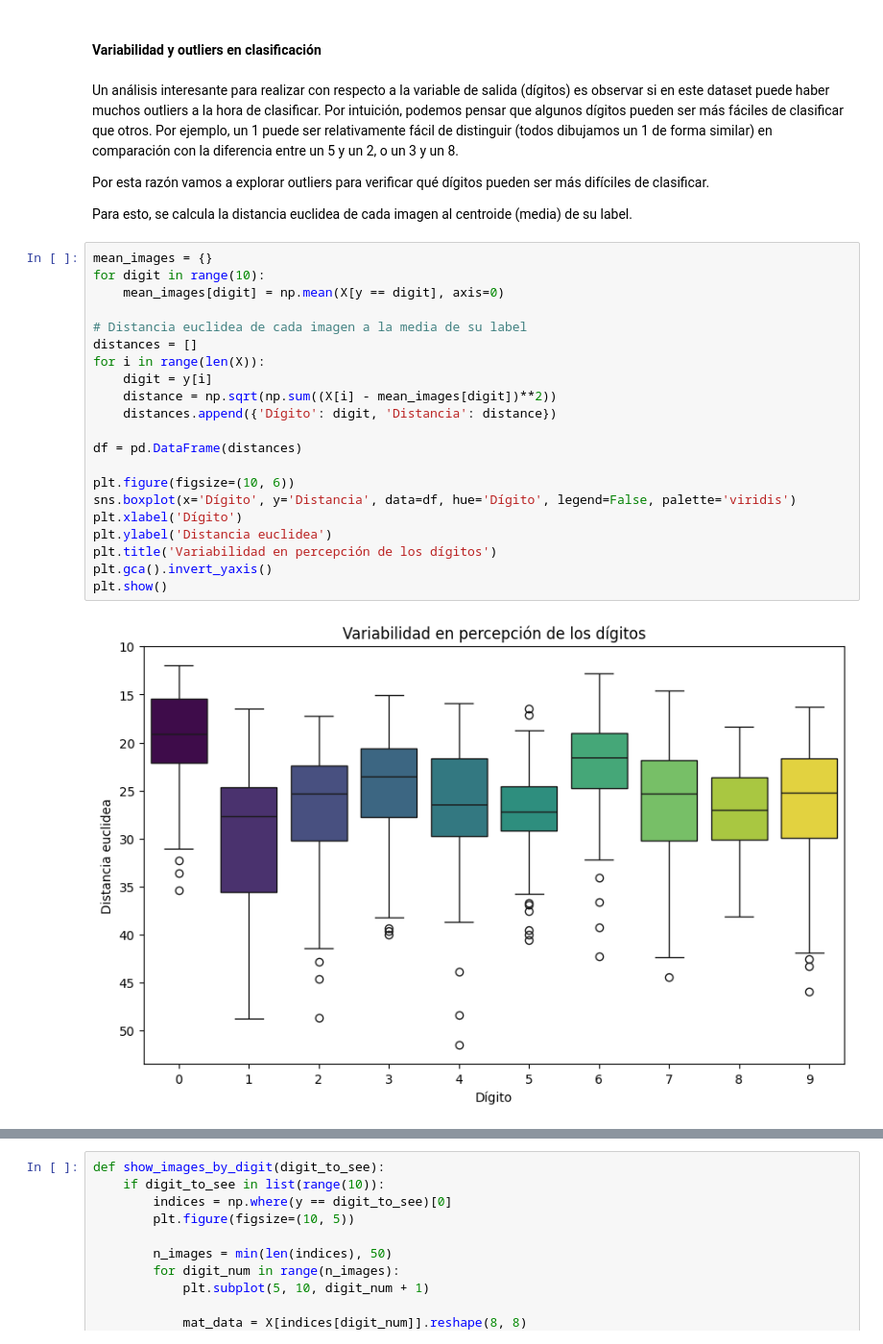
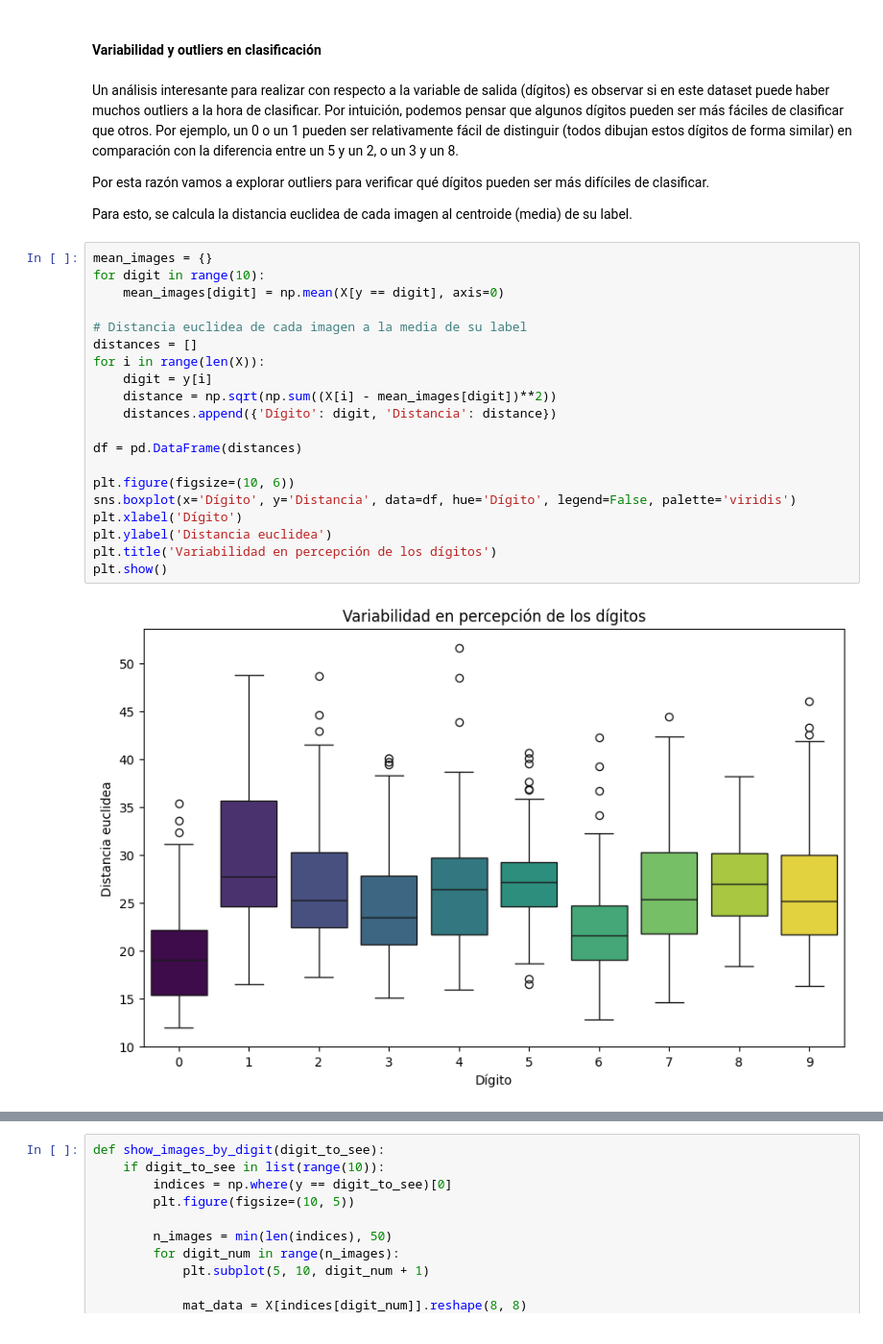
Before and after one commit to milton-lopez/analisis_d, a Jupyter notebook: src/MNIST.ipynb, the cells around one changed output, grey strips where cells are left out. Shown at 96% size. Cells and saved outputs as stored; diff of their text form.

```diff
--- a/src/MNIST.ipynb
+++ b/src/MNIST.ipynb
@@ -221,7 +223,7 @@ Cada clase (dígito) tiene alrededor de 180 instancias. Esto indica una buena re
 # %% [markdown]
 #### Variabilidad y outliers en clasificación
 # %% [markdown]
-Un análisis interesante para realizar con respecto a la variable de salida (dígitos) es observar si en este dataset puede haber muchos outliers a la hora de clasificar. Por intuición, podemos pensar que algunos dígitos pueden ser más fáciles de clasificar que otros. Por ejemplo, un 1 puede ser relativamente fácil de distinguir (todos dibujamos un 1 de forma similar) en comparación con la diferencia entre un 5 y un 2, o un 3 y un 8.
+Un análisis interesante para realizar con respecto a la variable de salida (dígitos) es observar si en este dataset puede haber muchos outliers a la hora de clasificar. Por intuición, podemos pensar que algunos dígitos pueden ser más fáciles de clasificar que otros. Por ejemplo, un 0 o un 1 pueden ser relativamente fácil de distinguir (todos dibujan estos dígitos de forma similar) en comparación con la diferencia entre un 5 y un 2, o un 3 y un 8.
 
 Por esta razón vamos a explorar outliers para verificar qué dígitos pueden ser más difíciles de clasificar.
 
@@ -229,26 +231,25 @@ Para esto, se calcula la distancia euclidea de cada imagen al centroide (media)
 # %%
 mean_images = {}
 for digit in range(10):
     mean_images[digit] = np.mean(X[y == digit], axis=0)
 
 # Distancia euclidea de cada imagen a la media de su label
 distances = []
 for i in range(len(X)):
     digit = y[i]
     distance = np.sqrt(np.sum((X[i] - mean_images[digit])**2))
     distances.append({'Dígito': digit, 'Distancia': distance})
 
 df = pd.DataFrame(distances)
 
 plt.figure(figsize=(10, 6))
 sns.boxplot(x='Dígito', y='Distancia', data=df, hue='Dígito', legend=False, palette='viridis')
 plt.xlabel('Dígito')
 plt.ylabel('Distancia euclidea')
 plt.title('Variabilidad en percepción de los dígitos')
-plt.gca().invert_yaxis()
 plt.show()
 # %% [output]
-[figure, old version]
+[figure, new version]
 # %% [markdown]
 ##### Observaciones
 
```
Also changed, not shown: parts of 2 cells of this notebook, 3 other files.
